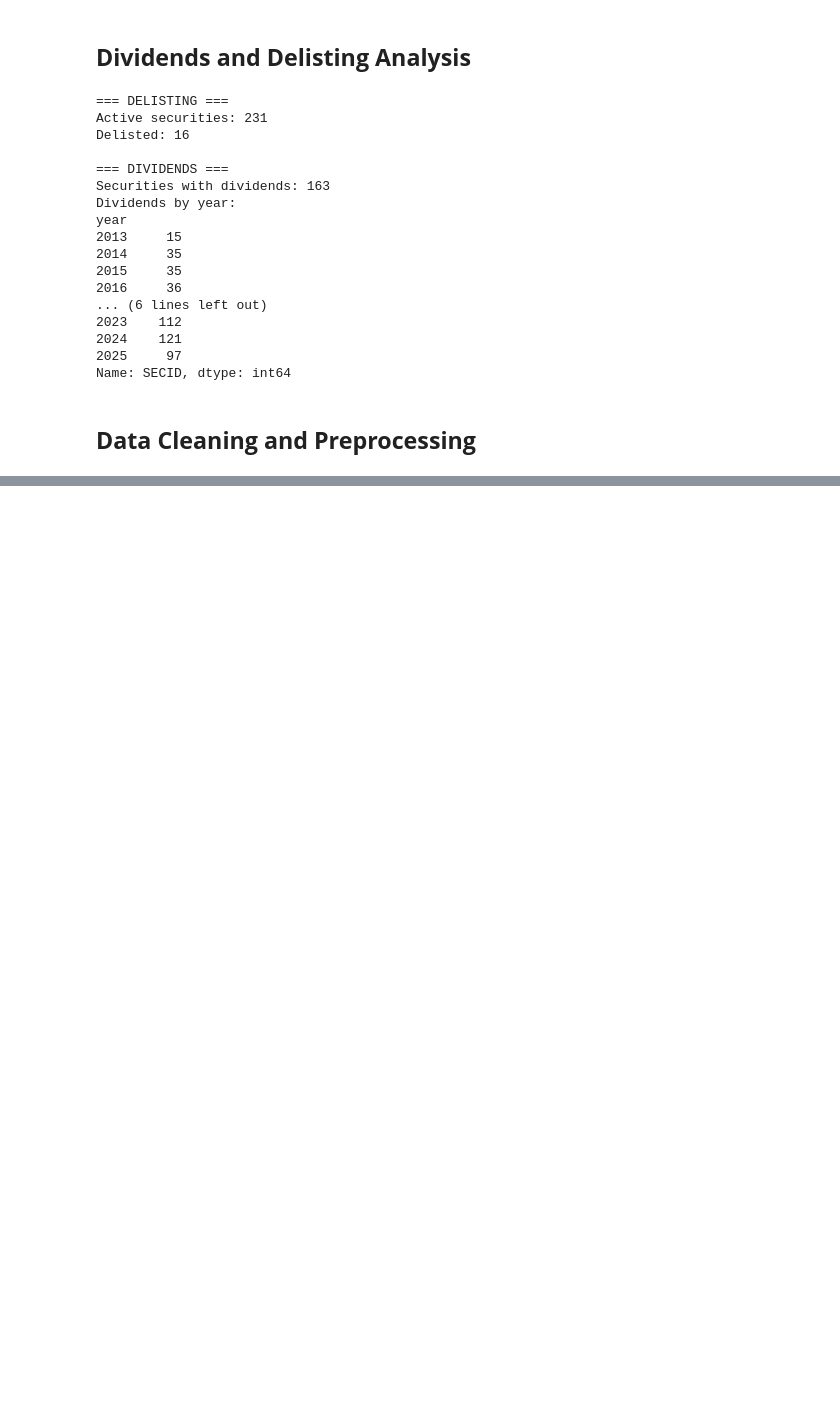
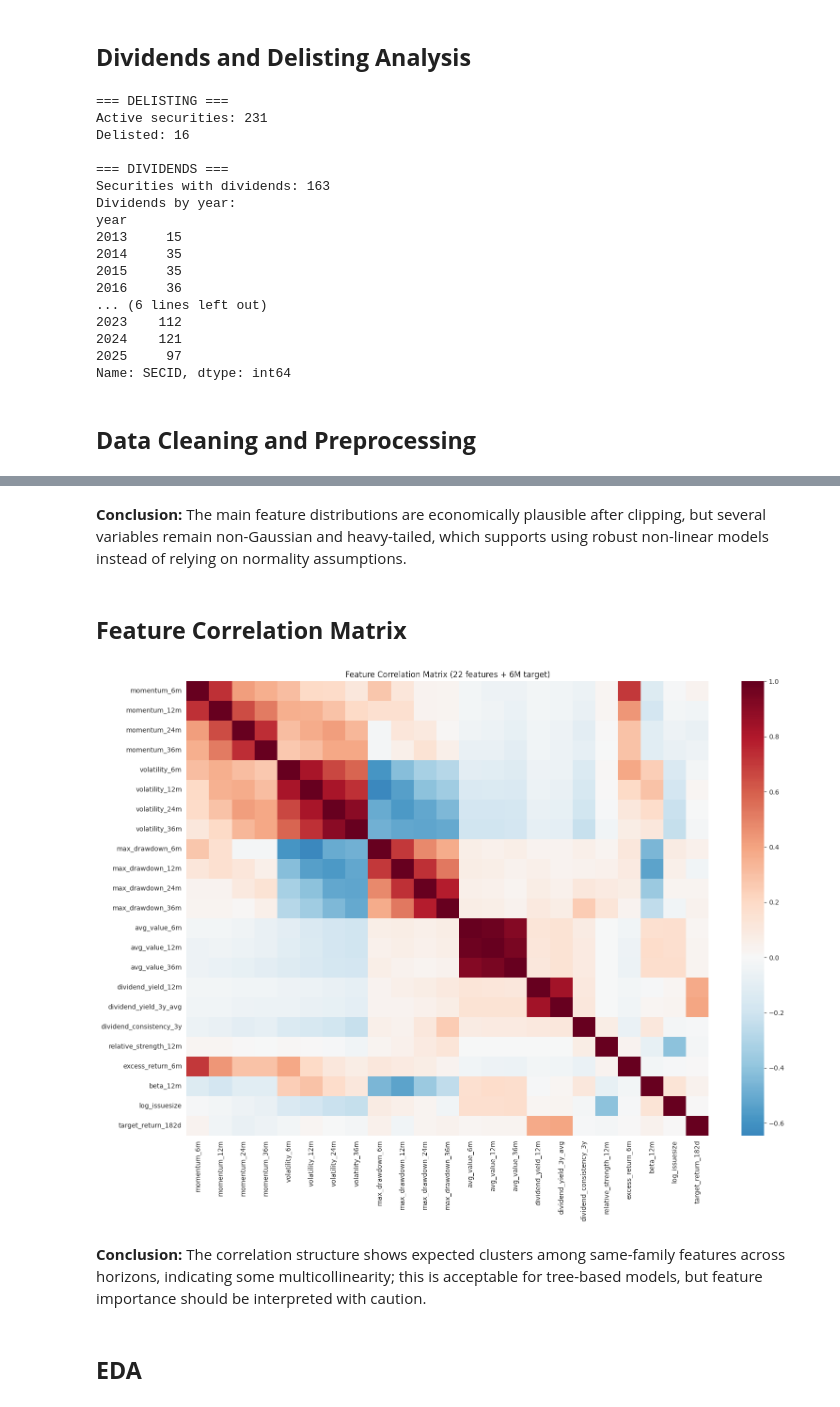
Before and after one commit to Aleliya/BiznesDengi, a Jupyter notebook: data_prep_and_eda/moex-eda.ipynb, the cells around one changed output, grey strips where cells are left out. Cells and saved outputs as stored; diff of their text form; code cells hidden in the pictures; blank space fills up the shorter version.

```diff
--- a/data_prep_and_eda/moex-eda.ipynb
+++ b/data_prep_and_eda/moex-eda.ipynb
@@ -590,0 +780,50 @@ KeyError: "['target_return'] not in index"
+# %% [markdown]
+**Conclusion:** The main feature distributions are economically plausible after clipping, but several variables remain non-Gaussian and heavy-tailed, which supports using robust non-linear models instead of relying on normality assumptions.
+# %% [markdown]
+## **Feature Correlation Matrix**
+# %%
+target_for_corr = (
+    "target_return_182d"
+    if "target_return_182d" in final_df.columns
+    else "target_return"
+)
+features_for_corr = [
+    "momentum_6m",
+    "momentum_12m",
+    "momentum_24m",
+    "momentum_36m",
+    "volatility_6m",
+    "volatility_12m",
+    "volatility_24m",
+    "volatility_36m",
+    "max_drawdown_6m",
+    "max_drawdown_12m",
+    "max_drawdown_24m",
+    "max_drawdown_36m",
+    "avg_value_6m",
+    "avg_value_12m",
+    "avg_value_36m",
+    "dividend_yield_12m",
+    "dividend_yield_3y_avg",
+    "dividend_consistency_3y",
+    "relative_strength_12m",
+    "excess_return_6m",
+    "beta_12m",
+    "log_issuesize",
+]
+feature_cols_all = [
+    c for c in features_for_corr + [target_for_corr] if c in final_df.columns
+]
+corr = final_df[feature_cols_all].corr()
+
+fig, ax = plt.subplots(figsize=(16, 12))
+sns.heatmap(corr, annot=False, cmap="RdBu_r", center=0, ax=ax)
+ax.set_title("Feature Correlation Matrix (22 features + 6M target)")
+plt.tight_layout()
+plt.show()
+# %% [output]
+[figure, added]
+# %% [markdown]
+**Conclusion:** The correlation structure shows expected clusters among same-family features across horizons, indicating some multicollinearity; this is acceptable for tree-based models, but feature importance should be interpreted with caution.
+# %% [markdown]
+## **EDA**
```
Also changed, not shown: parts of 71 cells of this notebook, 10 other files.
